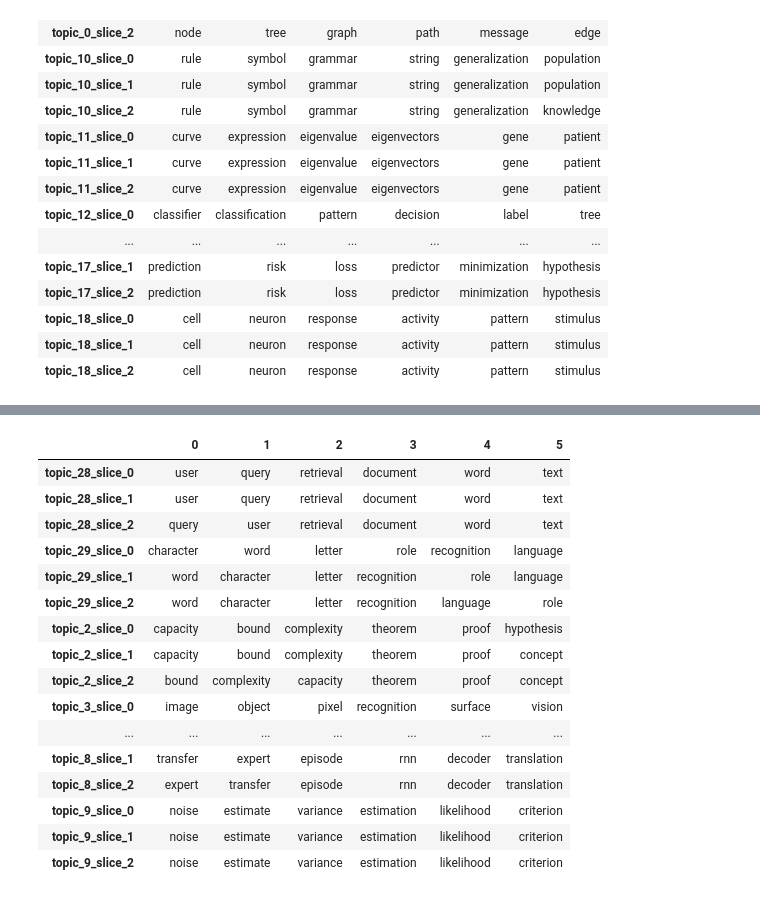
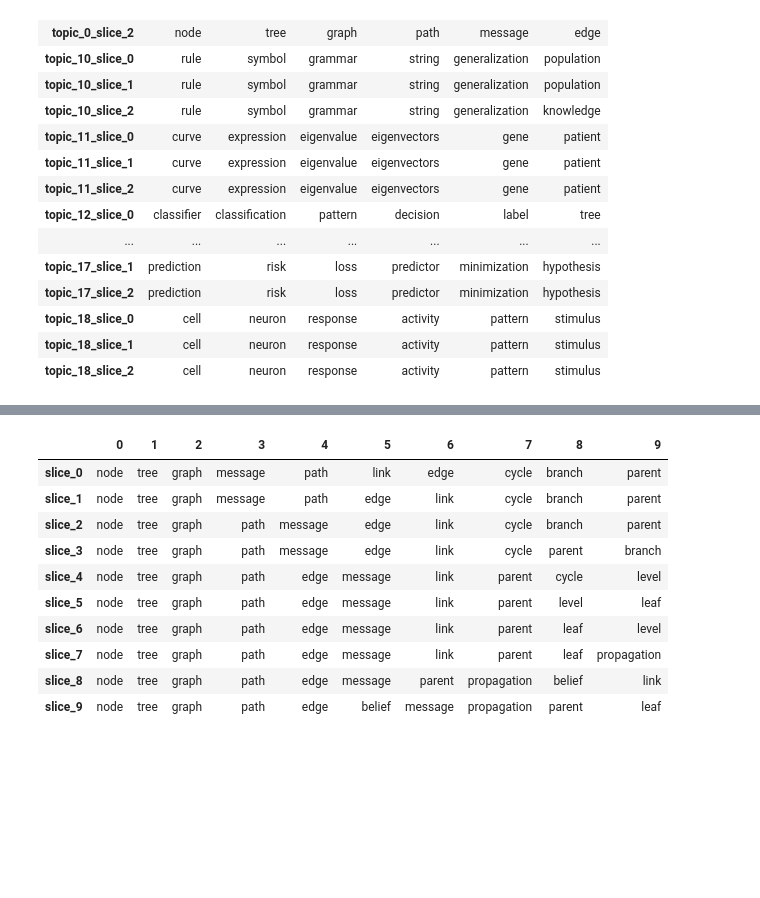
Before and after one commit to jethrokuan/data-science-notebooks, a Jupyter notebook: 04 - Topic Modeling (UROP)/nips-papers/2 - DTM.ipynb, the cells around one changed output, grey strips where cells are left out. Drawn from its saved outputs; the diff is of its cells as text; code cells hidden in the pictures; blank space fills up the shorter version.

```diff
--- a/04 - Topic Modeling (UROP)/nips-papers/2 - DTM.ipynb
+++ b/04 - Topic Modeling (UROP)/nips-papers/2 - DTM.ipynb
@@ -208,20 +186,20 @@ pd.DataFrame(d).transpose()[31:60]
-# %%
-pd.DataFrame(d).transpose()[60:90]
-# %% [output]
-|  | 0 | 1 | 2 | 3 | 4 | 5 |
-| topic_28_slice_0 | user | query | retrieval | document | word | text |
-| topic_28_slice_1 | user | query | retrieval | document | word | text |
-| topic_28_slice_2 | query | user | retrieval | document | word | text |
-| topic_29_slice_0 | character | word | letter | role | recognition | language |
-| topic_29_slice_1 | word | character | letter | recognition | role | language |
-| topic_29_slice_2 | word | character | letter | recognition | language | role |
-| topic_2_slice_0 | capacity | bound | complexity | theorem | proof | hypothesis |
-| topic_2_slice_1 | capacity | bound | complexity | theorem | proof | concept |
-| topic_2_slice_2 | bound | complexity | capacity | theorem | proof | concept |
-| topic_3_slice_0 | image | object | pixel | recognition | surface | vision |
-| ... | ... | ... | ... | ... | ... | ... |
-| topic_8_slice_1 | transfer | expert | episode | rnn | decoder | translation |
-| topic_8_slice_2 | expert | transfer | episode | rnn | decoder | translation |
-| topic_9_slice_0 | noise | estimate | variance | estimation | likelihood | criterion |
-| topic_9_slice_1 | noise | estimate | variance | estimation | likelihood | criterion |
-| topic_9_slice_2 | noise | estimate | variance | estimation | likelihood | criterion |
+# %%
+topics = dtm.show_topics(formatted=False, num_words=10, num_topics=1, times=10)
+# %%
+d = dict()
+for idx, chunk in enumerate(chunks(topics, 10)):
+    for slice_id, words in enumerate(chunk):
+        d[f'slice_{slice_id}'] = [word for rank, (prob, word) in enumerate(words)]
+pd.DataFrame(d).transpose()
+# %% [output]
+|  | 0 | 1 | 2 | 3 | 4 | 5 | 6 | 7 | 8 | 9 |
+| slice_0 | node | tree | graph | message | path | link | edge | cycle | branch | parent |
+| slice_1 | node | tree | graph | message | path | edge | link | cycle | branch | parent |
+| slice_2 | node | tree | graph | path | message | edge | link | cycle | branch | parent |
+| slice_3 | node | tree | graph | path | message | edge | link | cycle | parent | branch |
+| slice_4 | node | tree | graph | path | edge | message | link | parent | cycle | level |
+| slice_5 | node | tree | graph | path | edge | message | link | parent | level | leaf |
+| slice_6 | node | tree | graph | path | edge | message | link | parent | leaf | level |
+| slice_7 | node | tree | graph | path | edge | message | link | parent | leaf | propagation |
+| slice_8 | node | tree | graph | path | edge | message | parent | propagation | belief | link |
+| slice_9 | node | tree | graph | path | edge | belief | message | propagation | parent | leaf |
```
Also changed, not shown: parts of 7 cells of this notebook, 5 other files.
